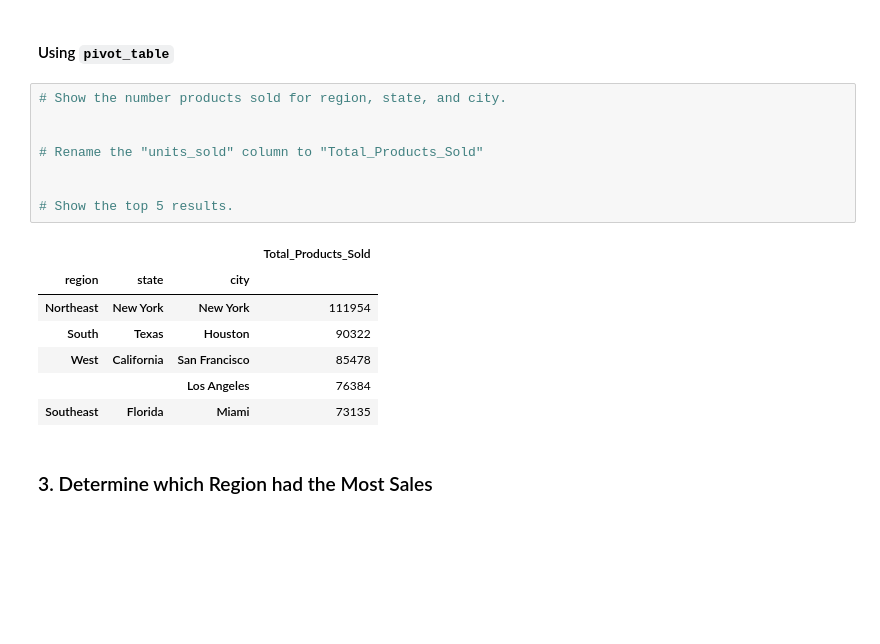
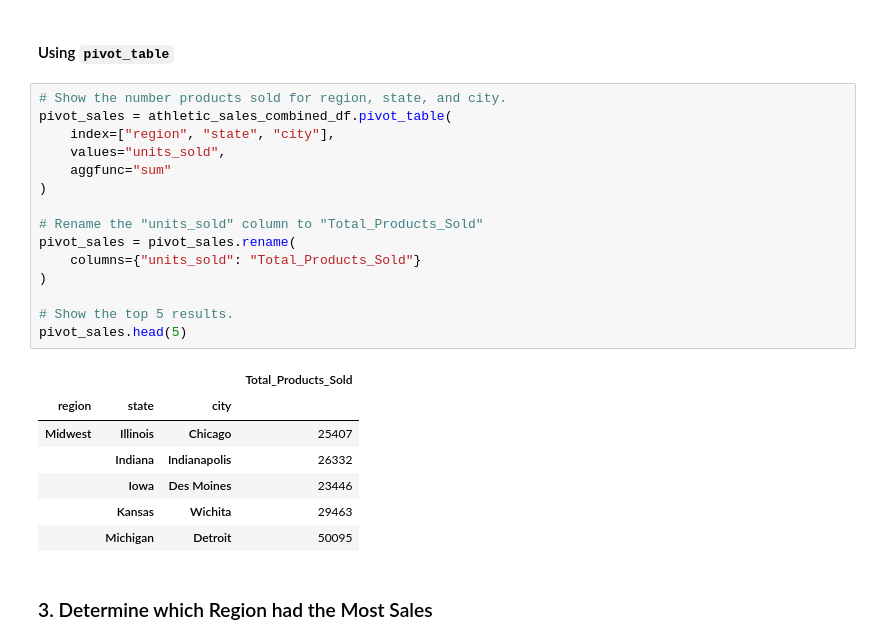
Before and after one commit to Dragon9804/athletic_sales_analysis, a Jupyter notebook: athletic_sales_analysis.ipynb, the cells around one changed output. Drawn from its saved outputs; the diff is of its cells as text; blank space fills up the shorter version.

```diff
--- a/athletic_sales_analysis.ipynb
+++ b/athletic_sales_analysis.ipynb
@@ -213,20 +213,27 @@ grouped_sales.head(5)
 #### Using `pivot_table`
 # %%
 # Show the number products sold for region, state, and city.
-
+pivot_sales = athletic_sales_combined_df.pivot_table(
+    index=["region", "state", "city"],
+    values="units_sold",
+    aggfunc="sum"
+)
 
 # Rename the "units_sold" column to "Total_Products_Sold"
-
+pivot_sales = pivot_sales.rename(
+    columns={"units_sold": "Total_Products_Sold"}
+)
 
 # Show the top 5 results.
+pivot_sales.head(5)
 # %% [output]
 |  |  |  | Total_Products_Sold |
 | region | state | city |  |
-| Northeast | New York | New York | 111954 |
-| South | Texas | Houston | 90322 |
-| West | California | San Francisco | 85478 |
-|  |  | Los Angeles | 76384 |
-| Southeast | Florida | Miami | 73135 |
+| Midwest | Illinois | Chicago | 25407 |
+|  | Indiana | Indianapolis | 26332 |
+|  | Iowa | Des Moines | 23446 |
+|  | Kansas | Wichita | 29463 |
+|  | Michigan | Detroit | 50095 |
 # %% [markdown]
 ### 3. Determine which Region had the Most Sales
 # %% [markdown]
```
